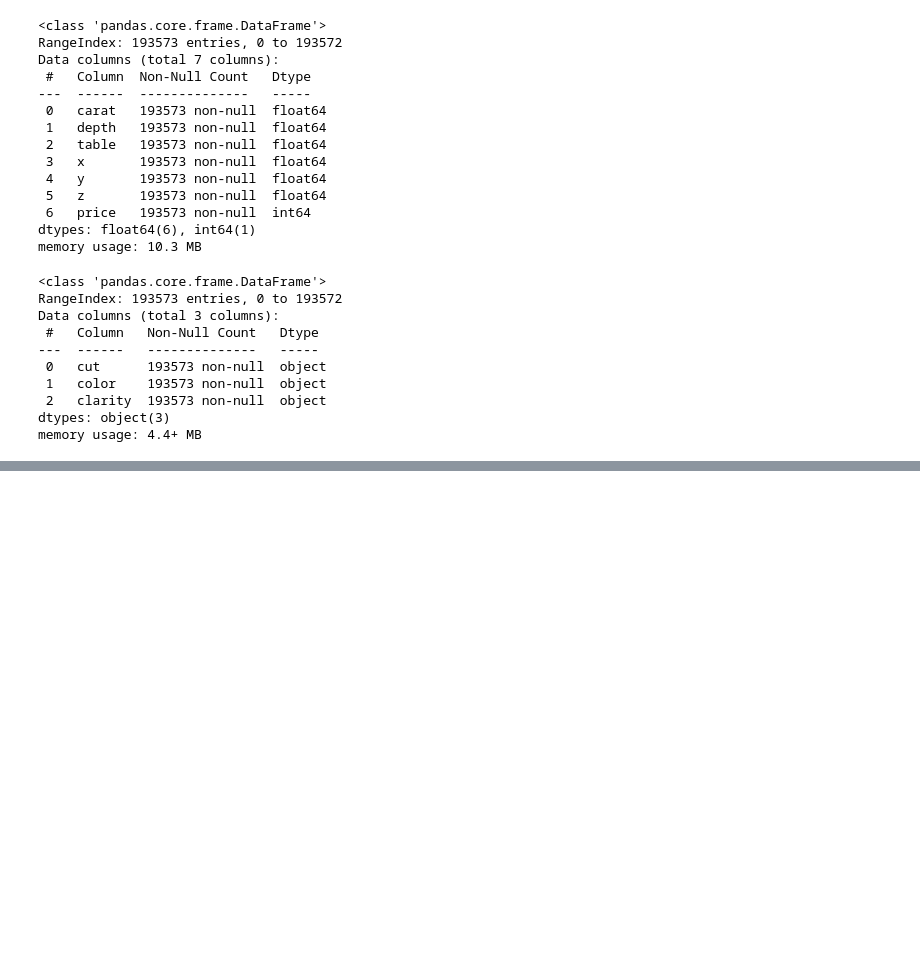
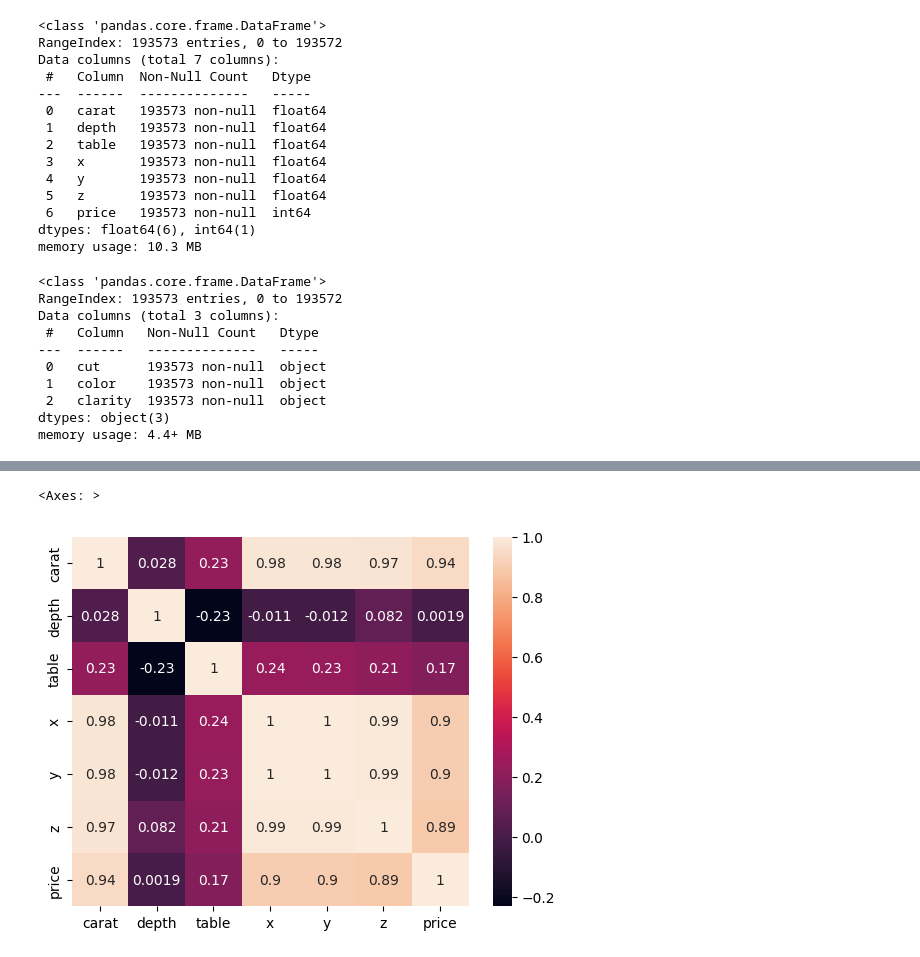
Before and after one commit to yitayew123/MLOPS, a Jupyter notebook: experiment/experiments.ipynb, the cells around one changed output, grey strips where cells are left out. Drawn from its saved outputs; the diff is of its cells as text; code cells hidden in the pictures; blank space fills up the shorter version.

```diff
--- a/experiment/experiments.ipynb
+++ b/experiment/experiments.ipynb
@@ -174,0 +225,5 @@ memory usage: 4.4+ MB
+# %%
+sns.heatmap(data[num_columns].corr(),annot=True)
+# %% [output]
+<Axes: >
+[figure, added]
```
Also changed, not shown: parts of 5 cells of this notebook.
